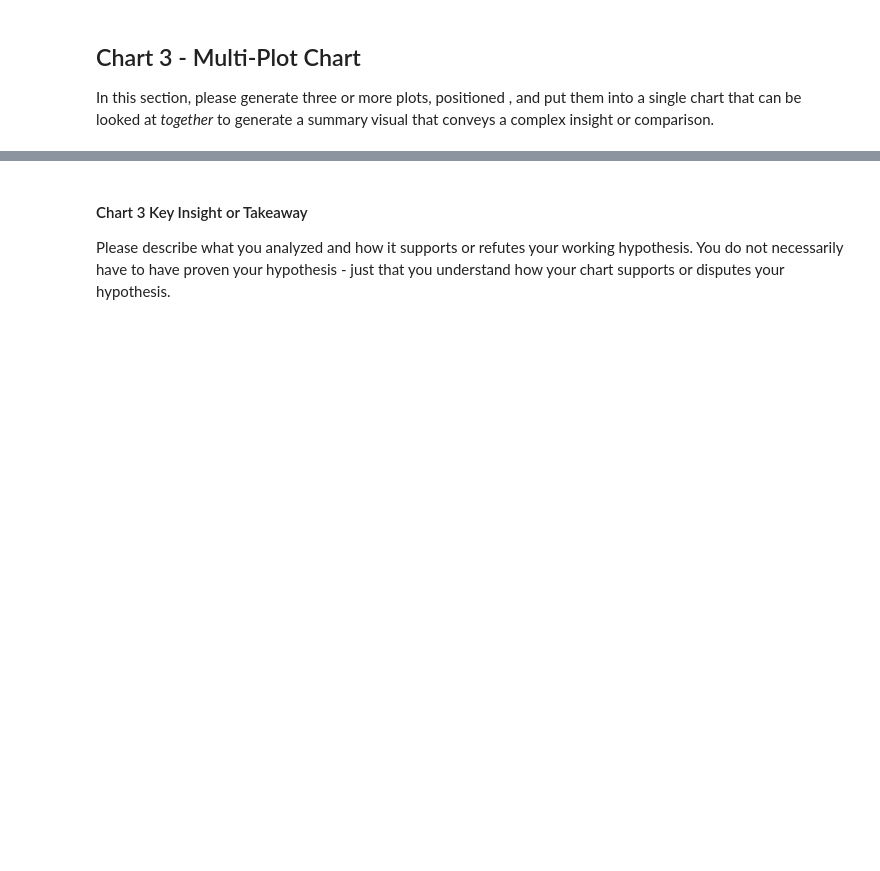
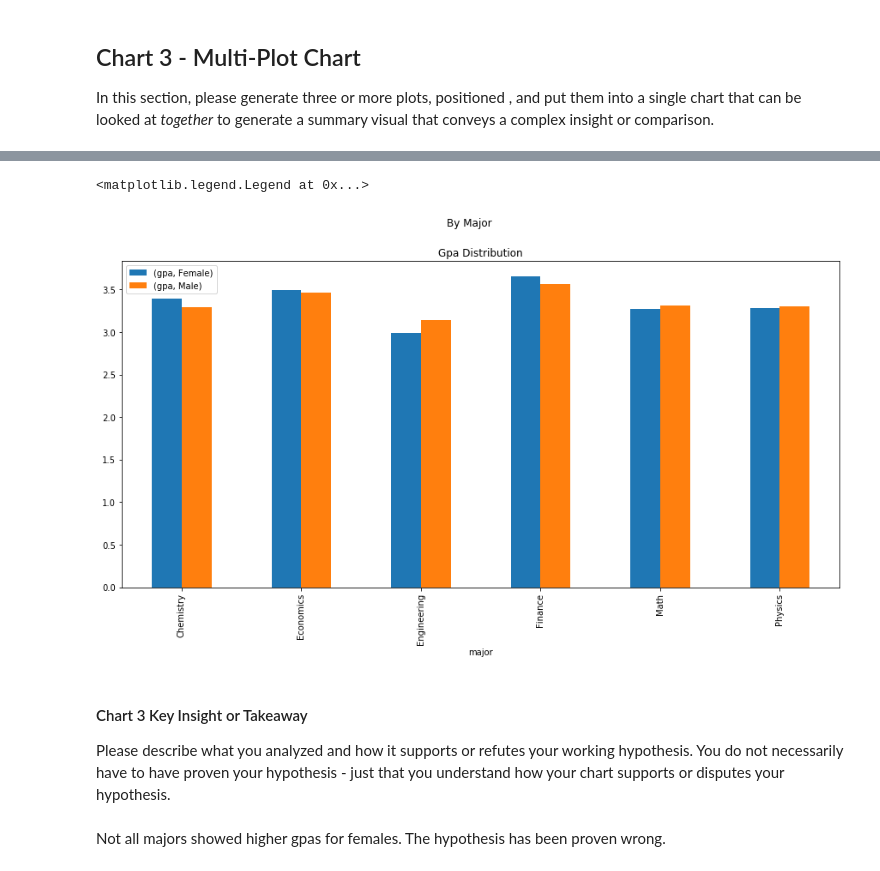
Before and after one commit to jasonshu8/MSDS_631, a Jupyter notebook: Homeworks/Homework 8/MSDS_631_Homework_8.ipynb, the cells around one changed output, grey strips where cells are left out. Cells and saved outputs as stored; diff of their text form; code cells hidden in the pictures; blank space fills up the shorter version.

```diff
--- a/Homeworks/Homework 8/MSDS_631_Homework_8.ipynb
+++ b/Homeworks/Homework 8/MSDS_631_Homework_8.ipynb
@@ -73,0 +117,4 @@ In this section, please generate three or more plots, positioned , and put them
+# %%
+major_gpa = student_info.groupby(['major', 'gender'])[['gpa']].mean().unstack()
+
+major_gpa
@@ -74,3 +131,16 @@ In this section, please generate three or more plots, positioned , and put them
+# %%
+#Generate chart here
+
+fig,ax = plt.subplots(figsize=(15,7))
+major_gpa.plot.bar(ax=ax)
+plt.title("Gpa Distribution")
+plt.suptitle("By Major")
+ax.legend(loc='upper left')
+# %% [output]
+<matplotlib.legend.Legend at 0x...>
+[figure, added]
 # %% [markdown]
 #### Chart 3 Key Insight or Takeaway
 Please describe what you analyzed and how it supports or refutes your working hypothesis. You do not necessarily have to have proven your hypothesis - just that you understand how your chart supports or disputes your hypothesis.
+# %% [markdown]
+Not all majors showed higher gpas for females. The hypothesis has been proven wrong.
```
Also changed, not shown: parts of 14 cells of this notebook, 2 other files.
